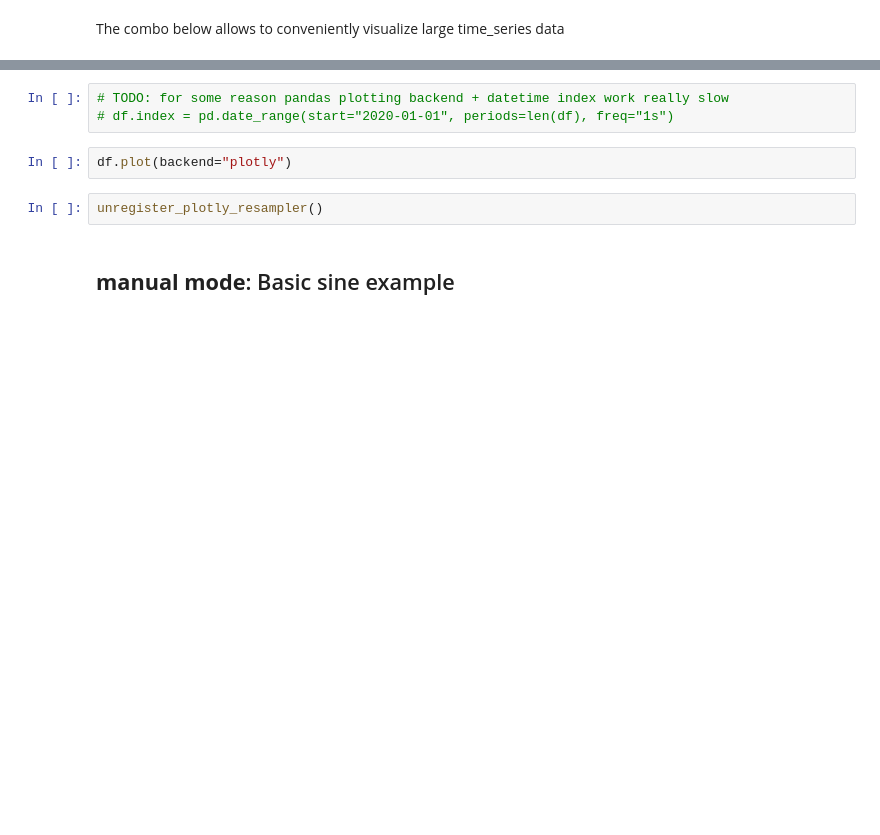
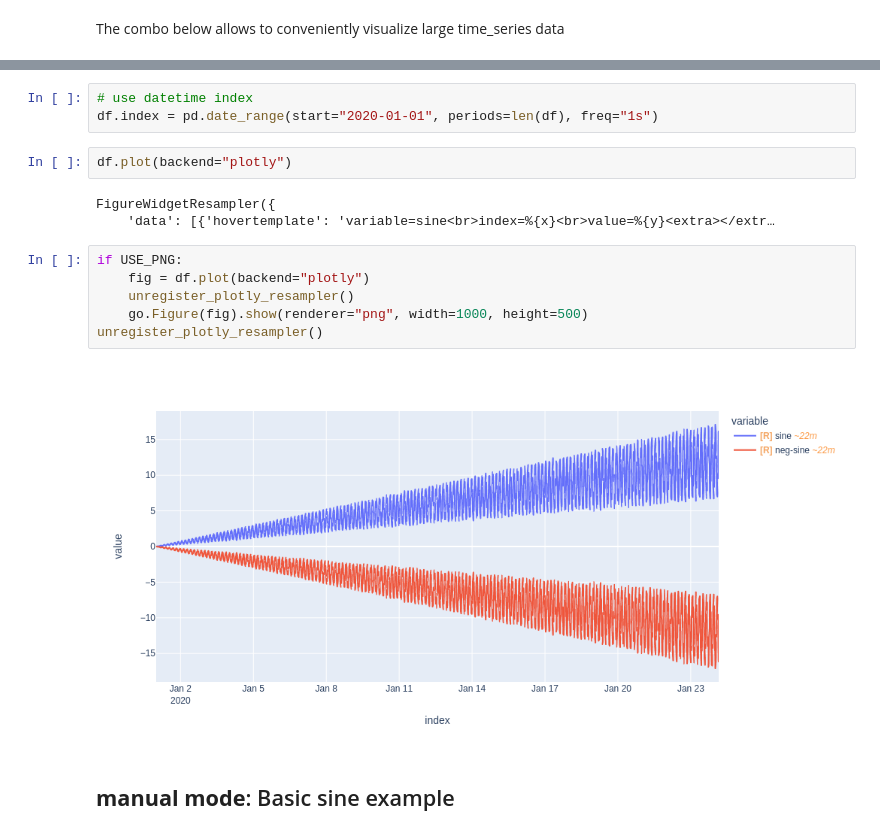
Before and after one commit to predict-idlab/plotly-resampler, a Jupyter notebook: examples/basic_example.ipynb, the cells around one changed output, grey strips where cells are left out. Saved outputs shown, nothing was run; the diff lists cells and outputs as text; blank space fills up the shorter version.

```diff
--- a/examples/basic_example.ipynb
+++ b/examples/basic_example.ipynb
@@ -68,10 +95,19 @@ df
 # %%
-# TODO: for some reason pandas plotting backend + datetime index work really slow
-# df.index = pd.date_range(start="2020-01-01", periods=len(df), freq="1s")
+# use datetime index
+df.index = pd.date_range(start="2020-01-01", periods=len(df), freq="1s")
 # %%
 df.plot(backend="plotly")
+# %% [output]
+FigureWidgetResampler({
+    'data': [{'hovertemplate': 'variable=sine<br>index=%{x}<br>value=%{y}<extra></extr…
-# %%
-unregister_plotly_resampler()
+# %%
+if USE_PNG:
+    fig = df.plot(backend="plotly")
+    unregister_plotly_resampler()
+    go.Figure(fig).show(renderer="png", width=1000, height=500)
+unregister_plotly_resampler()
+# %% [output]
+[figure, added]
 # %% [markdown]
 ## **manual mode**: Basic sine example
 # %% [markdown]
```
Also changed, not shown: parts of 23 cells of this notebook, 2 other files.
